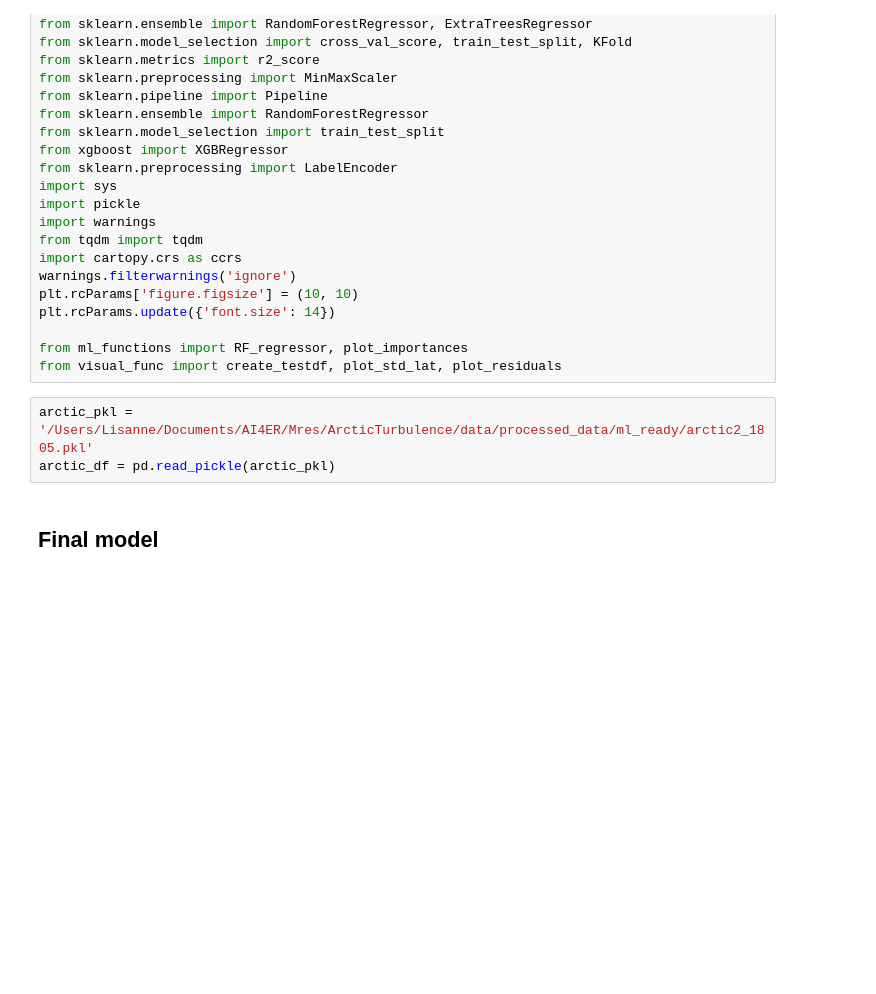
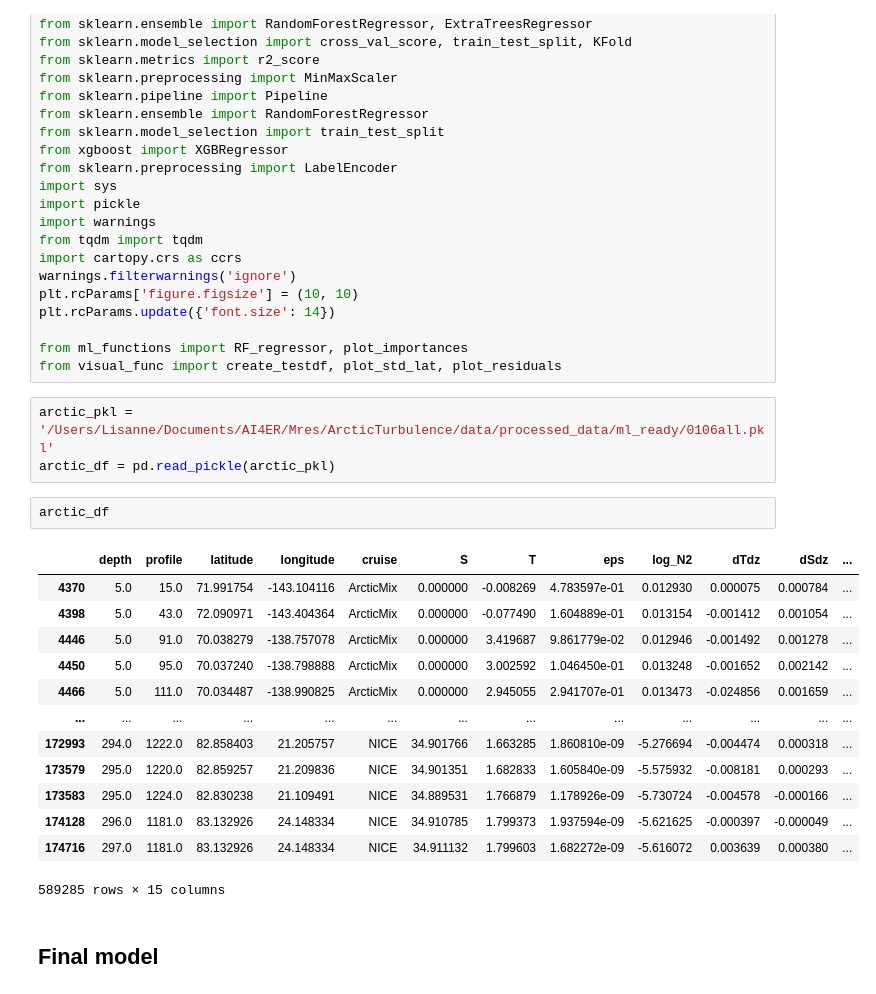
Before and after one commit to lisanneblok/ArcticTurbulence, a Jupyter notebook: ML_models/arctic_RFs.ipynb, the cells around one changed output. Saved outputs shown, nothing was run; the diff lists cells and outputs as text; blank space fills up the shorter version.

```diff
--- a/ML_models/arctic_RFs.ipynb
+++ b/ML_models/arctic_RFs.ipynb
@@ -28,8 +28,24 @@ plt.rcParams.update({'font.size': 14})
 from ml_functions import RF_regressor, plot_importances
 from visual_func import create_testdf, plot_std_lat, plot_residuals
 # %%
-arctic_pkl = '/Users/Lisanne/Documents/AI4ER/Mres/ArcticTurbulence/data/processed_data/ml_ready/arctic2_1805.pkl'
+arctic_pkl = '/Users/Lisanne/Documents/AI4ER/Mres/ArcticTurbulence/data/processed_data/ml_ready/0106all.pkl'
 arctic_df = pd.read_pickle(arctic_pkl)
+# %%
+arctic_df
+# %% [output]
+|  | depth | profile | latitude | longitude | cruise | S | T | eps | log_N2 | dTdz | dSdz | ... |
+| 4370 | 5.0 | 15.0 | 71.991754 | -143.104116 | ArcticMix | 0.000000 | -0.008269 | 4.783597e-01 | 0.012930 | 0.000075 | 0.000784 | ... |
+| 4398 | 5.0 | 43.0 | 72.090971 | -143.404364 | ArcticMix | 0.000000 | -0.077490 | 1.604889e-01 | 0.013154 | -0.001412 | 0.001054 | ... |
+| 4446 | 5.0 | 91.0 | 70.038279 | -138.757078 | ArcticMix | 0.000000 | 3.419687 | 9.861779e-02 | 0.012946 | -0.001492 | 0.001278 | ... |
+| 4450 | 5.0 | 95.0 | 70.037240 | -138.798888 | ArcticMix | 0.000000 | 3.002592 | 1.046450e-01 | 0.013248 | -0.001652 | 0.002142 | ... |
+| 4466 | 5.0 | 111.0 | 70.034487 | -138.990825 | ArcticMix | 0.000000 | 2.945055 | 2.941707e-01 | 0.013473 | -0.024856 | 0.001659 | ... |
+| ... | ... | ... | ... | ... | ... | ... | ... | ... | ... | ... | ... | ... |
+| 172993 | 294.0 | 1222.0 | 82.858403 | 21.205757 | NICE | 34.901766 | 1.663285 | 1.860810e-09 | -5.276694 | -0.004474 | 0.000318 | ... |
+| 173579 | 295.0 | 1220.0 | 82.859257 | 21.209836 | NICE | 34.901351 | 1.682833 | 1.605840e-09 | -5.575932 | -0.008181 | 0.000293 | ... |
+| 173583 | 295.0 | 1224.0 | 82.830238 | 21.109491 | NICE | 34.889531 | 1.766879 | 1.178926e-09 | -5.730724 | -0.004578 | -0.000166 | ... |
+| 174128 | 296.0 | 1181.0 | 83.132926 | 24.148334 | NICE | 34.910785 | 1.799373 | 1.937594e-09 | -5.621625 | -0.000397 | -0.000049 | ... |
+| 174716 | 297.0 | 1181.0 | 83.132926 | 24.148334 | NICE | 34.911132 | 1.799603 | 1.682272e-09 | -5.616072 | 0.003639 | 0.000380 | ... |
+589285 rows × 15 columns
 # %% [markdown]
 ## Final model
 # %%
```
Also changed, not shown: parts of 2 cells of this notebook.
